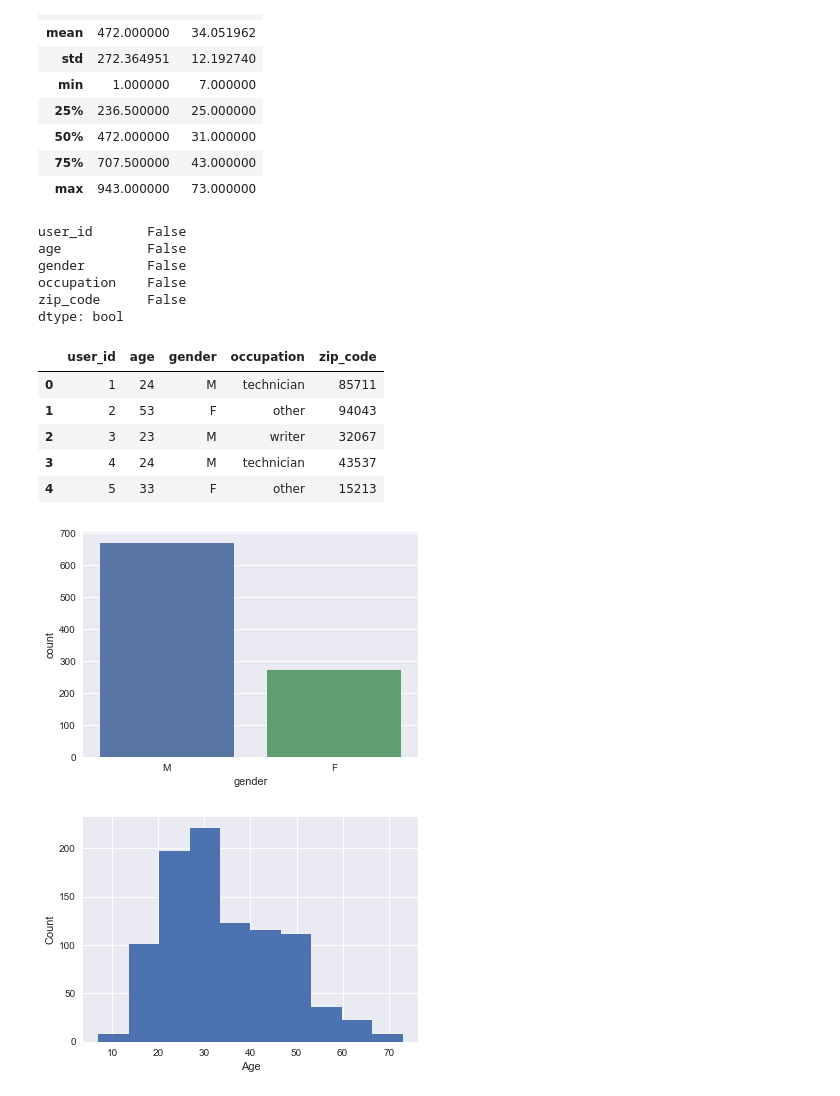
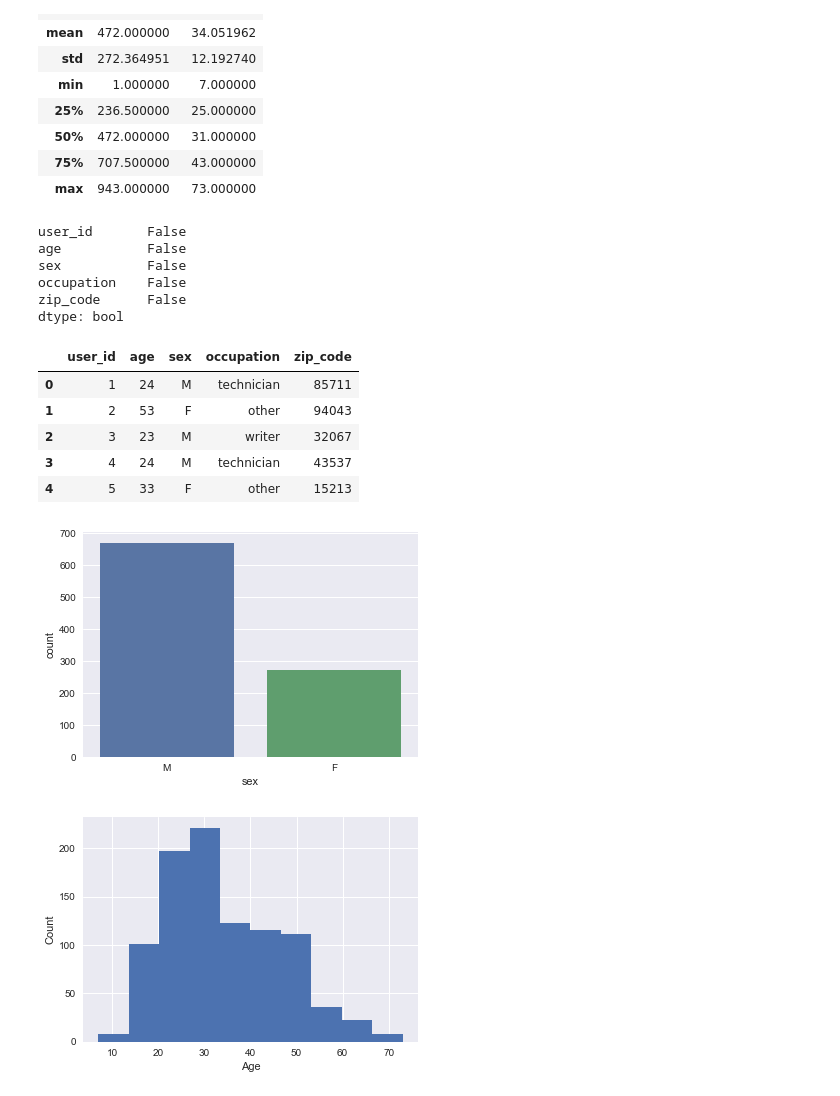
Before and after one commit to sumanthvrao/MovieBuddy, a Jupyter notebook: BasicAnalysis.ipynb, the cells around one changed output. Cells and saved outputs as stored; diff of their text form; code cells hidden in the pictures.

```diff
--- a/BasicAnalysis.ipynb
+++ b/BasicAnalysis.ipynb
@@ -2,6 +2,7 @@
 #Reading files
 
 import numpy as np
+import pandas as pd
 
 r_cols=['user_id', 'item_id', 'rating', 'timestamp']
 data_df = pd.read_csv('ml-100k/u.data', sep='\t', names=r_cols,
@@ -13,7 +14,7 @@ item_df = pd.read_csv('ml-100k/u.item', sep='|', names=m_cols,
                      encoding='latin-1')
 
 u_cols = ['user_id', 'age', 'sex', 'occupation', 'zip_code']
-users = pd.read_csv('ml-100k/u.user', sep='|', names=u_cols,
+user_df = pd.read_csv('ml-100k/u.user', sep='|', names=u_cols,
                     encoding='latin-1', parse_dates=True)
 
 g_cols=['genre','genre_id']
@@ -251,14 +252,14 @@ user_df.isnull().any()
 # %% [output]
 user_id       False
 age           False
-gender        False
+sex           False
 occupation    False
 zip_code      False
 dtype: bool
 # %%
 user_df.head()
 # %% [output]
-|  | user_id | age | gender | occupation | zip_code |
+|  | user_id | age | sex | occupation | zip_code |
 | 0 | 1 | 24 | M | technician | 85711 |
 | 1 | 2 | 53 | F | other | 94043 |
 | 2 | 3 | 23 | M | writer | 32067 |
@@ -267,10 +268,10 @@ user_df.head()
 # %%
 #Male vs Female users count
 
-sns.countplot(x=user_df.gender,data=user_df)
+sns.countplot(x=user_df.sex,data=user_df)
 plt.show()
 # %% [output]
-[figure, old version]
+[figure, new version]
 # %%
 #Users' age vs Count
 
```
Also changed, not shown: parts of 4 cells of this notebook.
